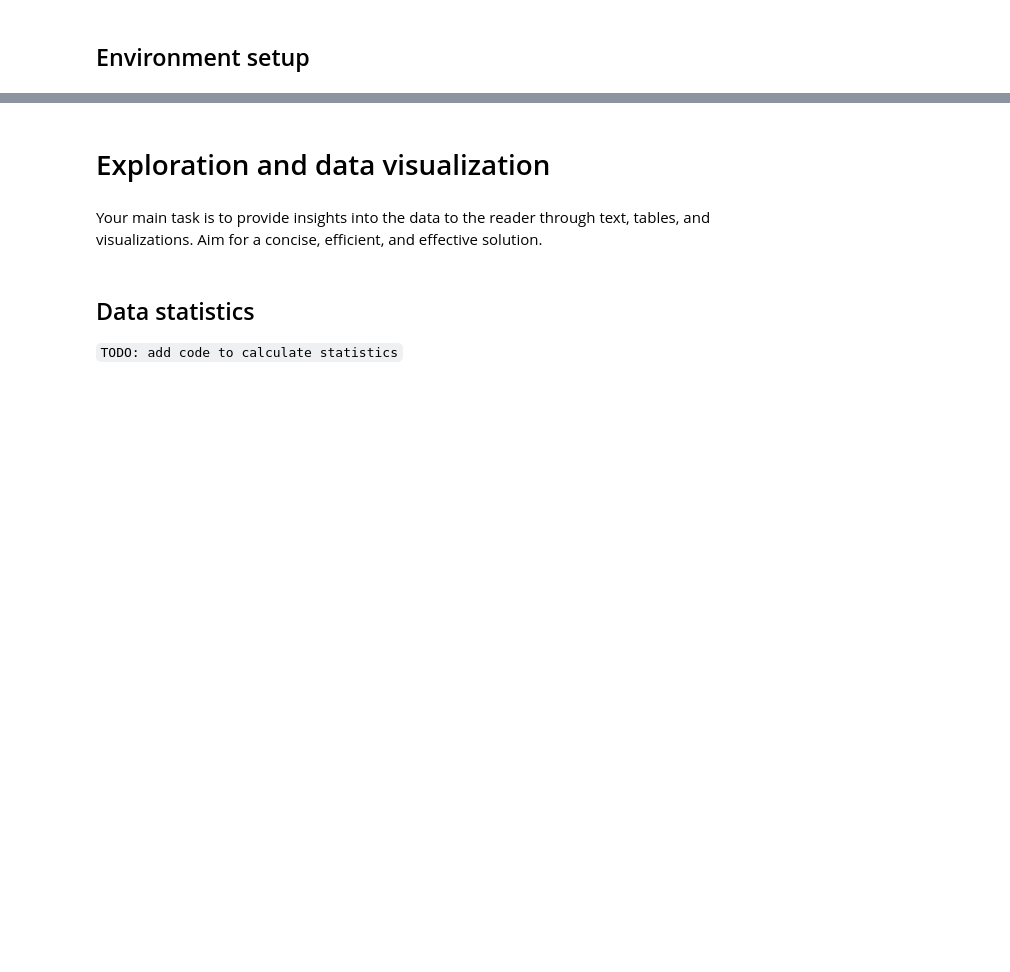
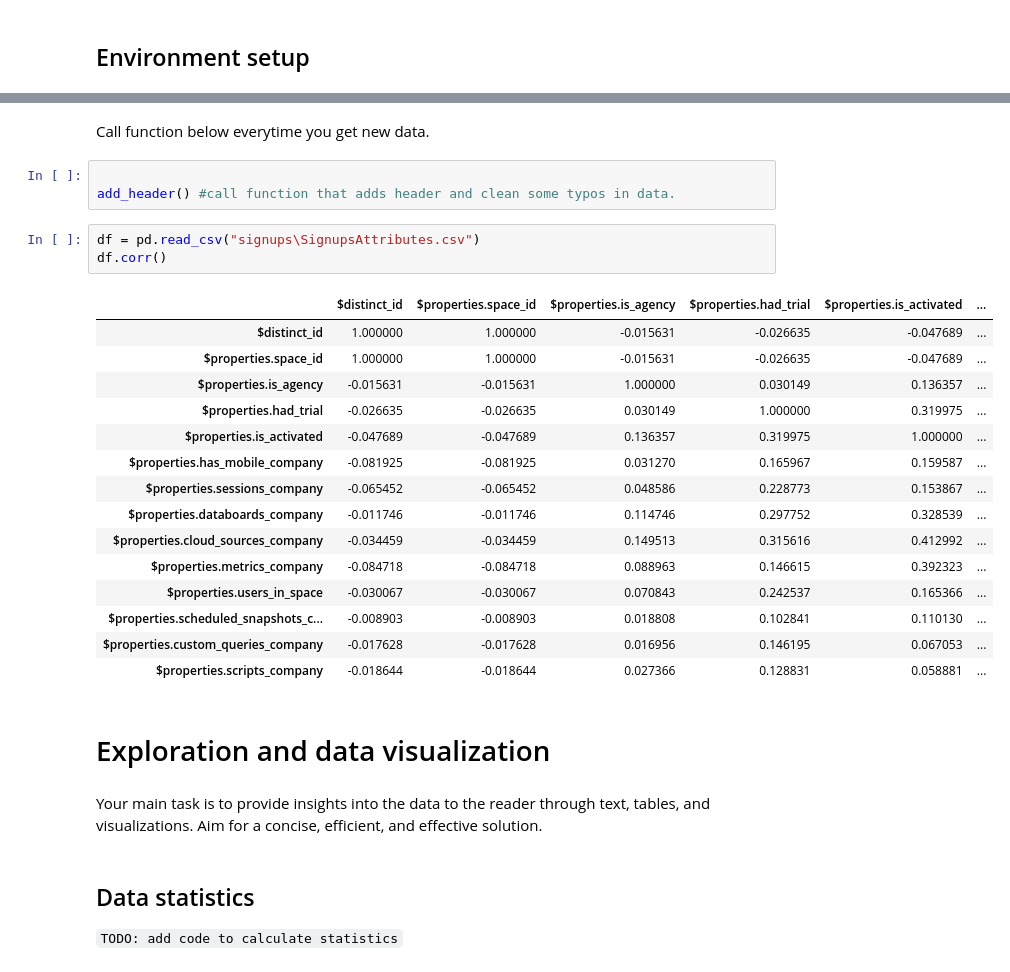
Before and after one commit to ZaloznikV/Project-2-ZaloznikV, a Jupyter notebook: data_exploration.ipynb, the cells around one changed output, grey strips where cells are left out. Drawn from its saved outputs; the diff is of its cells as text; blank space fills up the shorter version.

```diff
--- a/data_exploration.ipynb
+++ b/data_exploration.ipynb
@@ -19,3 +56,27 @@ Write instructions how to setup the environment to run this notebook, which libr
+# %% [markdown]
+Call function below everytime you get new data.
+# %%
+
+add_header() #call function that adds header and clean some typos in data.
+# %%
+df = pd.read_csv("signups\SignupsAttributes.csv")
+df.corr()
+# %% [output]
+|  | $distinct_id | $properties.space_id | $properties.is_agency | $properties.had_trial | $properties.is_activated | ... |
+| $distinct_id | 1.000000 | 1.000000 | -0.015631 | -0.026635 | -0.047689 | ... |
+| $properties.space_id | 1.000000 | 1.000000 | -0.015631 | -0.026635 | -0.047689 | ... |
+| $properties.is_agency | -0.015631 | -0.015631 | 1.000000 | 0.030149 | 0.136357 | ... |
+| $properties.had_trial | -0.026635 | -0.026635 | 0.030149 | 1.000000 | 0.319975 | ... |
+| $properties.is_activated | -0.047689 | -0.047689 | 0.136357 | 0.319975 | 1.000000 | ... |
+| $properties.has_mobile_company | -0.081925 | -0.081925 | 0.031270 | 0.165967 | 0.159587 | ... |
+| $properties.sessions_company | -0.065452 | -0.065452 | 0.048586 | 0.228773 | 0.153867 | ... |
+| $properties.databoards_company | -0.011746 | -0.011746 | 0.114746 | 0.297752 | 0.328539 | ... |
+| $properties.cloud_sources_company | -0.034459 | -0.034459 | 0.149513 | 0.315616 | 0.412992 | ... |
+| $properties.metrics_company | -0.084718 | -0.084718 | 0.088963 | 0.146615 | 0.392323 | ... |
+| $properties.users_in_space | -0.030067 | -0.030067 | 0.070843 | 0.242537 | 0.165366 | ... |
+| $properties.scheduled_snapshots_c... | -0.008903 | -0.008903 | 0.018808 | 0.102841 | 0.110130 | ... |
+| $properties.custom_queries_company | -0.017628 | -0.017628 | 0.016956 | 0.146195 | 0.067053 | ... |
+| $properties.scripts_company | -0.018644 | -0.018644 | 0.027366 | 0.128831 | 0.058881 | ... |
 # %% [markdown]
 # Exploration and data visualization
 # %% [markdown]
```
Also changed, not shown: parts of 16 cells of this notebook, 5 other files.
